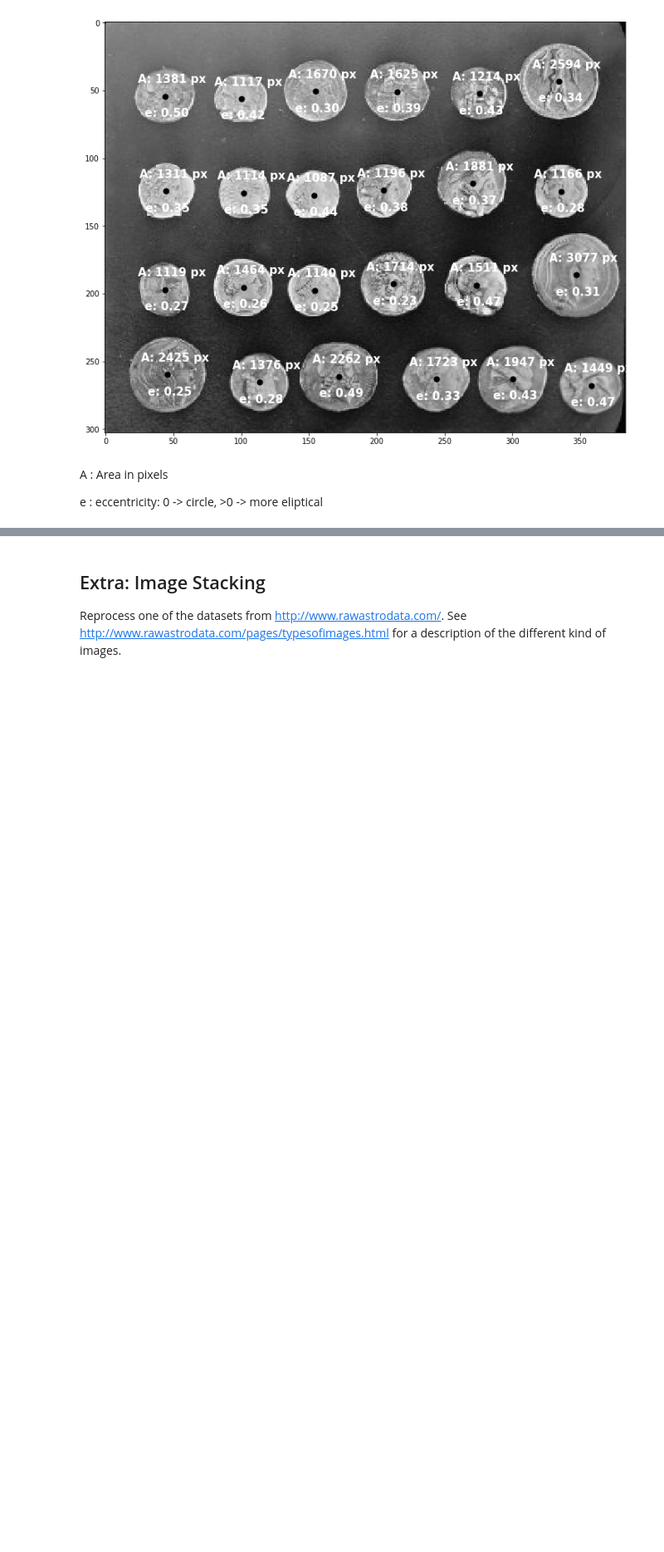
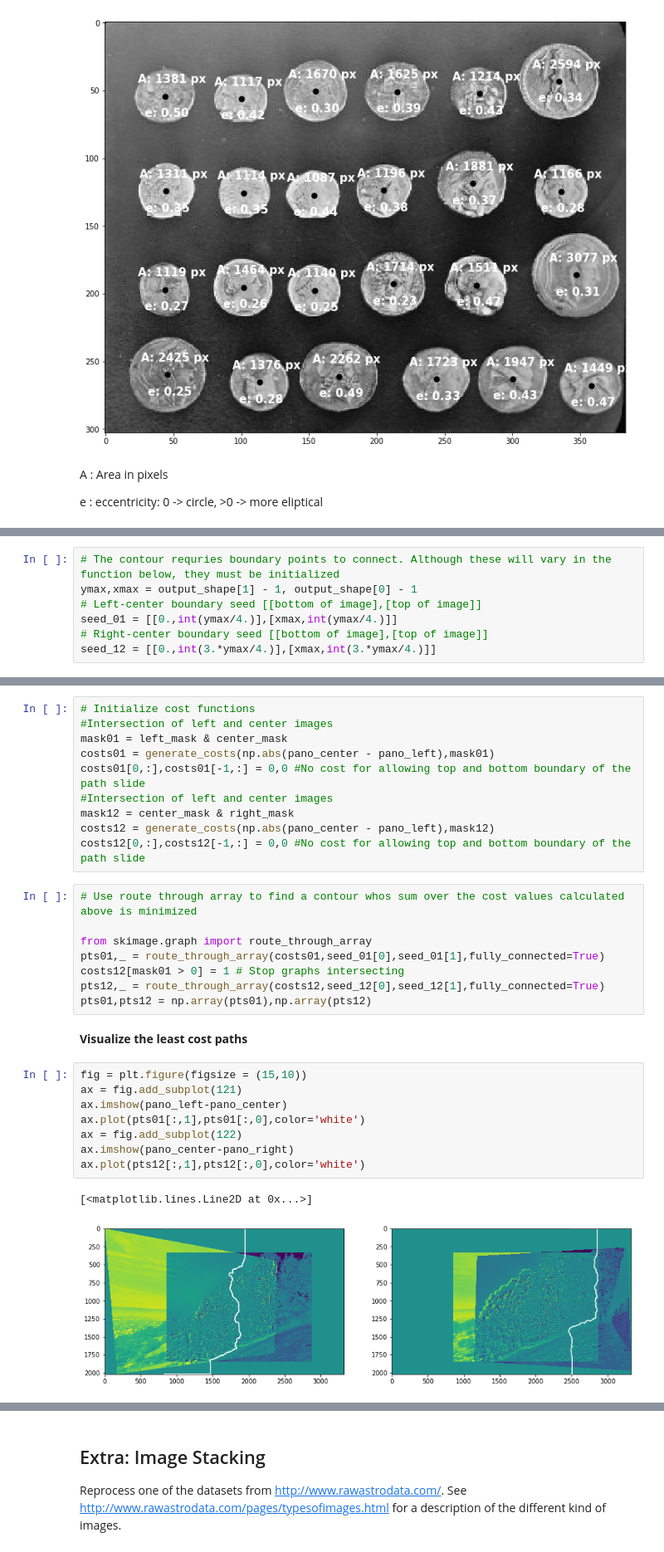
Before and after one commit to samuel-badman/ay250-homework-badman, a Jupyter notebook: badman_hw_7/hw_7.ipynb, the cells around one changed output, grey strips where cells are left out. Shown at 83% size. Drawn from its saved outputs; the diff is of its cells as text; blank space fills up the shorter version.

```diff
--- a/badman_hw_7/hw_7.ipynb
+++ b/badman_hw_7/hw_7.ipynb
@@ -147,0 +311,7 @@ Take 3 or 4 overlapping photos of your own, and use the procedure described to s
+# %%
+# The contour requries boundary points to connect. Although these will vary in the function below, they must be initialized
+ymax,xmax = output_shape[1] - 1, output_shape[0] - 1
+# Left-center boundary seed [[bottom of image],[top of image]]
+seed_01 = [[0.,int(ymax/4.)],[xmax,int(ymax/4.)]]
+# Right-center boundary seed [[bottom of image],[top of image]]
+seed_12 = [[0.,int(3.*ymax/4.)],[xmax,int(3.*ymax/4.)]]
@@ -147,0 +389,31 @@ Take 3 or 4 overlapping photos of your own, and use the procedure described to s
+# %%
+# Initialize cost functions
+#Intersection of left and center images
+mask01 = left_mask & center_mask
+costs01 = generate_costs(np.abs(pano_center - pano_left),mask01)
+costs01[0,:],costs01[-1,:] = 0,0 #No cost for allowing top and bottom boundary of the path slide
+#Intersection of left and center images
+mask12 = center_mask & right_mask
+costs12 = generate_costs(np.abs(pano_center - pano_left),mask12)
+costs12[0,:],costs12[-1,:] = 0,0 #No cost for allowing top and bottom boundary of the path slide
+# %%
+# Use route through array to find a contour whos sum over the cost values calculated above is minimized
+
+from skimage.graph import route_through_array
+pts01,_ = route_through_array(costs01,seed_01[0],seed_01[1],fully_connected=True)
+costs12[mask01 > 0] = 1 # Stop graphs intersecting
+pts12,_ = route_through_array(costs12,seed_12[0],seed_12[1],fully_connected=True)
+pts01,pts12 = np.array(pts01),np.array(pts12)
+# %% [markdown]
+__Visualize the least cost paths__
+# %%
+fig = plt.figure(figsize = (15,10))
+ax = fig.add_subplot(121)
+ax.imshow(pano_left-pano_center)
+ax.plot(pts01[:,1],pts01[:,0],color='white')
+ax = fig.add_subplot(122)
+ax.imshow(pano_center-pano_right)
+ax.plot(pts12[:,1],pts12[:,0],color='white')
+# %% [output]
+[<matplotlib.lines.Line2D at 0x...>]
+[figure, added]
```
Also changed, not shown: parts of 29 cells of this notebook, 3 other files.
